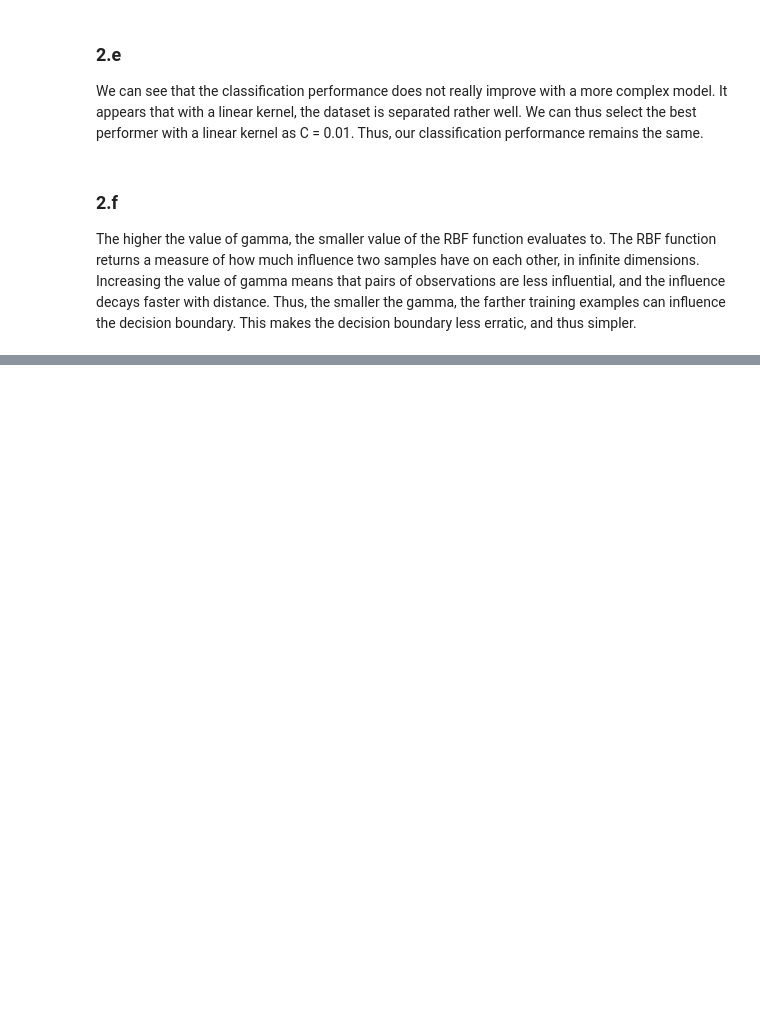
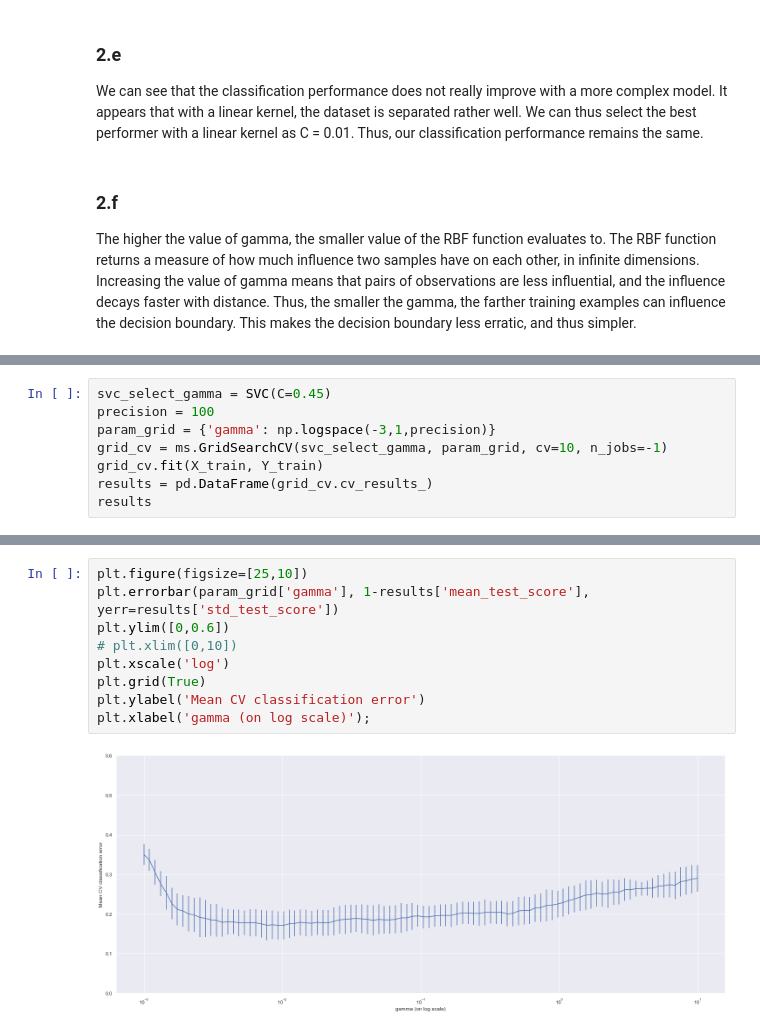
Before and after one commit to martinsun0/AML-assignments, a Jupyter notebook: hw4/SVM.ipynb, the cells around one changed output, grey strips where cells are left out. Saved outputs shown, nothing was run; the diff lists cells and outputs as text; blank space fills up the shorter version.

```diff
--- a/hw4/SVM.ipynb
+++ b/hw4/SVM.ipynb
@@ -198,0 +169,8 @@ acceptable
+# %%
+svc_select_gamma = SVC(C=0.45)
+precision = 100
+param_grid = {'gamma': np.logspace(-3,1,precision)}
+grid_cv = ms.GridSearchCV(svc_select_gamma, param_grid, cv=10, n_jobs=-1)
+grid_cv.fit(X_train, Y_train)
+results = pd.DataFrame(grid_cv.cv_results_)
+results
@@ -198,0 +191,11 @@ acceptable
+# %%
+plt.figure(figsize=[25,10])
+plt.errorbar(param_grid['gamma'], 1-results['mean_test_score'], yerr=results['std_test_score'])
+plt.ylim([0,0.6])
+# plt.xlim([0,10])
+plt.xscale('log')
+plt.grid(True)
+plt.ylabel('Mean CV classification error')
+plt.xlabel('gamma (on log scale)');
+# %% [output]
+[figure, added]
```
Also changed, not shown: parts of 23 cells of this notebook.
